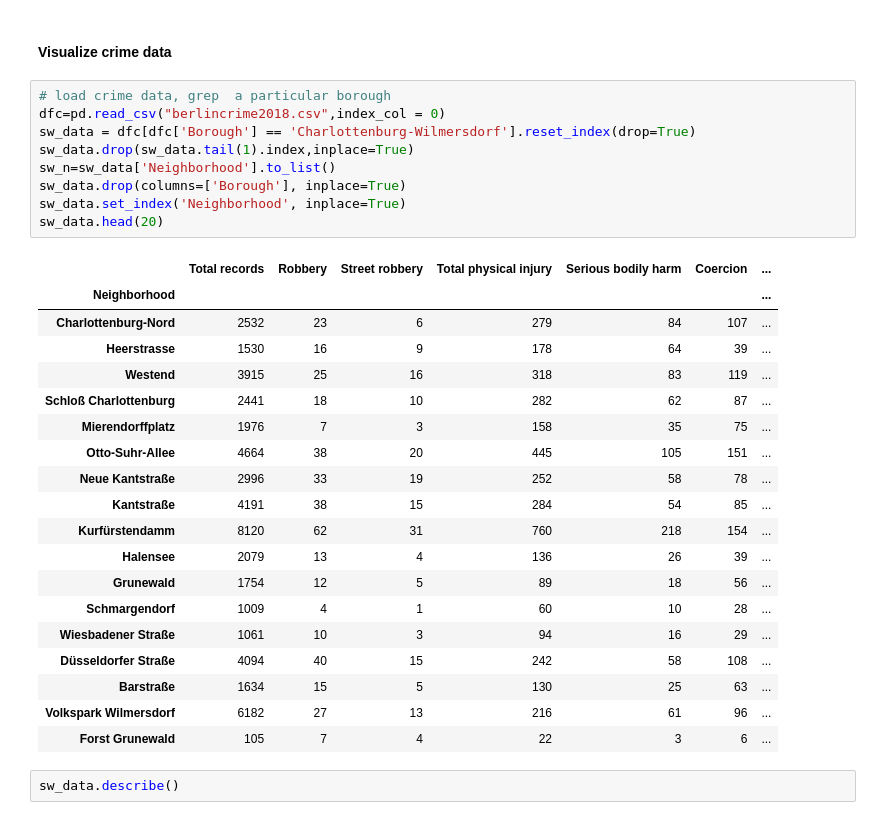
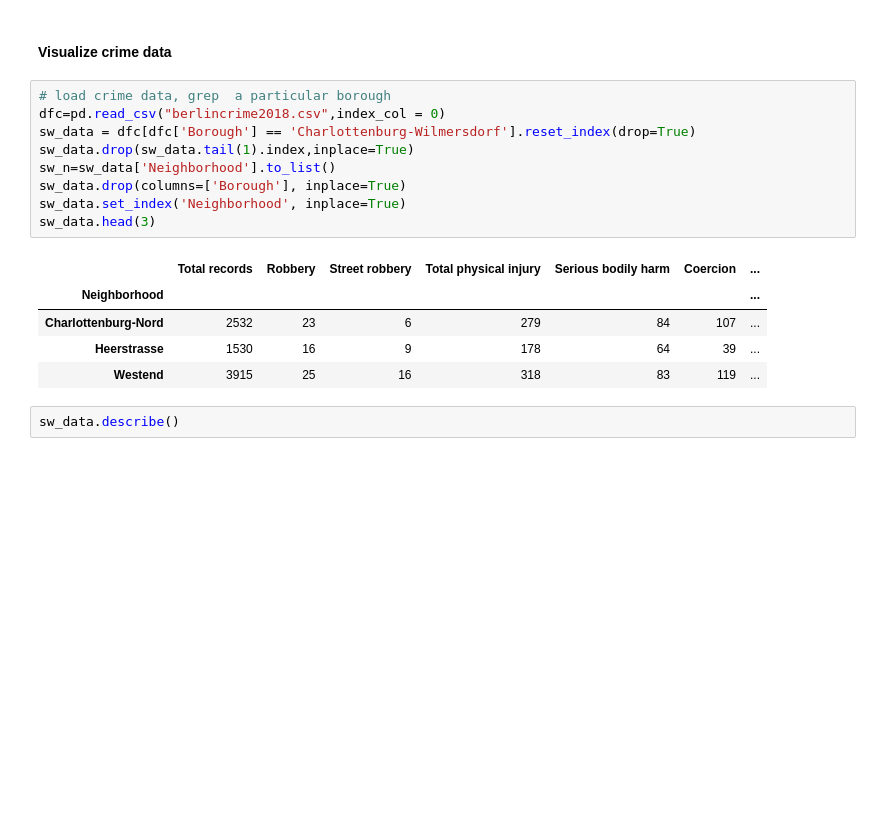
Before and after one commit to sergiusdell75/Coursera_Capstone, a Jupyter notebook: bon_visualization_statistics.ipynb, the cells around one changed output. Drawn from its saved outputs; the diff is of its cells as text; blank space fills up the shorter version.

```diff
--- a/bon_visualization_statistics.ipynb
+++ b/bon_visualization_statistics.ipynb
@@ -54,32 +54,18 @@ from folium.plugins import HeatMap
 # %%
 # load crime data, grep  a particular borough
 dfc=pd.read_csv("berlincrime2018.csv",index_col = 0)
 sw_data = dfc[dfc['Borough'] == 'Charlottenburg-Wilmersdorf'].reset_index(drop=True)
 sw_data.drop(sw_data.tail(1).index,inplace=True)
 sw_n=sw_data['Neighborhood'].to_list()
 sw_data.drop(columns=['Borough'], inplace=True)
 sw_data.set_index('Neighborhood', inplace=True)
-sw_data.head(20)
+sw_data.head(3)
 # %% [output]
 |  | Total records | Robbery | Street robbery | Total physical injury | Serious bodily harm | Coercion | ... |
 | Neighborhood |  |  |  |  |  |  | ... |
 | Charlottenburg-Nord | 2532 | 23 | 6 | 279 | 84 | 107 | ... |
 | Heerstrasse | 1530 | 16 | 9 | 178 | 64 | 39 | ... |
 | Westend | 3915 | 25 | 16 | 318 | 83 | 119 | ... |
-| Schloß Charlottenburg | 2441 | 18 | 10 | 282 | 62 | 87 | ... |
-| Mierendorffplatz | 1976 | 7 | 3 | 158 | 35 | 75 | ... |
-| Otto-Suhr-Allee | 4664 | 38 | 20 | 445 | 105 | 151 | ... |
-| Neue Kantstraße | 2996 | 33 | 19 | 252 | 58 | 78 | ... |
-| Kantstraße | 4191 | 38 | 15 | 284 | 54 | 85 | ... |
-| Kurfürstendamm | 8120 | 62 | 31 | 760 | 218 | 154 | ... |
-| Halensee | 2079 | 13 | 4 | 136 | 26 | 39 | ... |
-| Grunewald | 1754 | 12 | 5 | 89 | 18 | 56 | ... |
-| Schmargendorf | 1009 | 4 | 1 | 60 | 10 | 28 | ... |
-| Wiesbadener Straße | 1061 | 10 | 3 | 94 | 16 | 29 | ... |
-| Düsseldorfer Straße | 4094 | 40 | 15 | 242 | 58 | 108 | ... |
-| Barstraße | 1634 | 15 | 5 | 130 | 25 | 63 | ... |
-| Volkspark Wilmersdorf | 6182 | 27 | 13 | 216 | 61 | 96 | ... |
-| Forst Grunewald | 105 | 7 | 4 | 22 | 3 | 6 | ... |
 # %%
 sw_data.describe()
 # %% [output]
```
Also changed, not shown: parts of 21 cells of this notebook.
